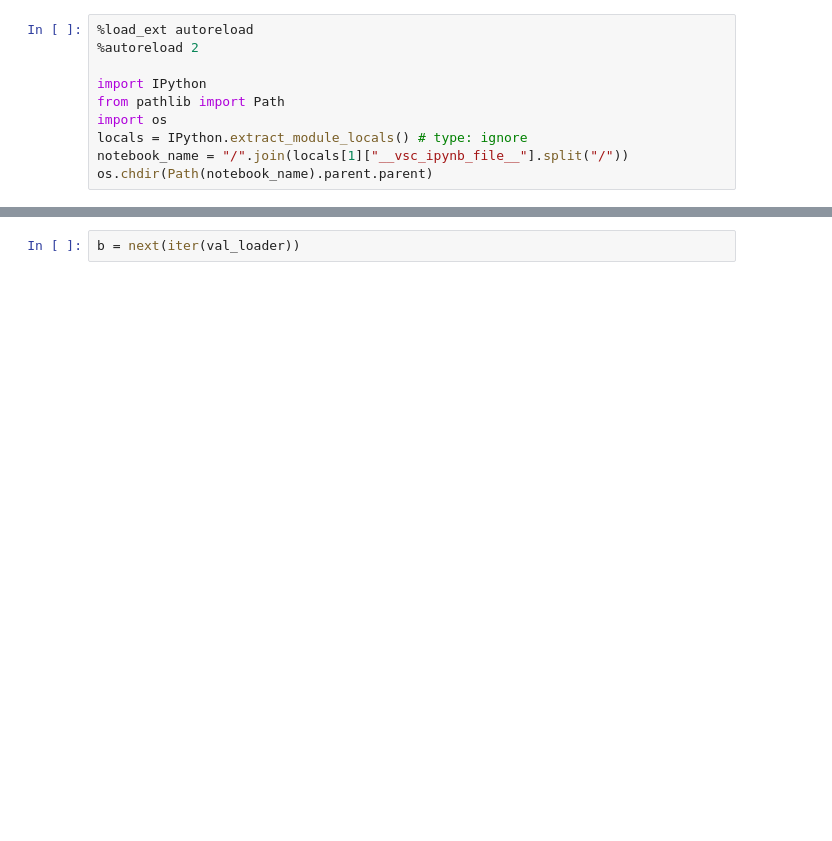
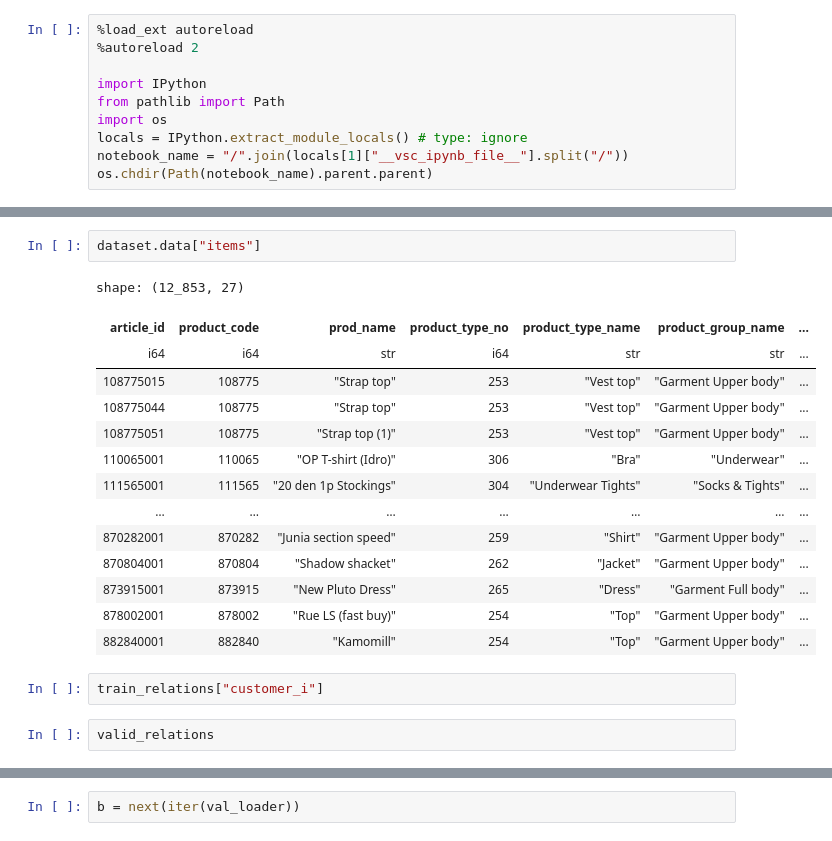
Before and after one commit to milymilek/retail-recommender-system, a Jupyter notebook: notebooks/t.ipynb, the cells around one changed output, grey strips where cells are left out. Saved outputs shown, nothing was run; the diff lists cells and outputs as text; blank space fills up the shorter version.

```diff
--- a/notebooks/t.ipynb
+++ b/notebooks/t.ipynb
@@ -24,0 +99,21 @@ dataset.load()
+# %%
+dataset.data["items"]
+# %% [output]
+shape: (12_853, 27)
+| article_id | product_code | prod_name | product_type_no | product_type_name | product_group_name | ... |
+| i64 | i64 | str | i64 | str | str | ... |
+| 108775015 | 108775 | "Strap top" | 253 | "Vest top" | "Garment Upper body" | ... |
+| 108775044 | 108775 | "Strap top" | 253 | "Vest top" | "Garment Upper body" | ... |
+| 108775051 | 108775 | "Strap top (1)" | 253 | "Vest top" | "Garment Upper body" | ... |
+| 110065001 | 110065 | "OP T-shirt (Idro)" | 306 | "Bra" | "Underwear" | ... |
+| 111565001 | 111565 | "20 den 1p Stockings" | 304 | "Underwear Tights" | "Socks & Tights" | ... |
+| … | … | … | … | … | … | ... |
+| 870282001 | 870282 | "Junia section speed" | 259 | "Shirt" | "Garment Upper body" | ... |
+| 870804001 | 870804 | "Shadow shacket" | 262 | "Jacket" | "Garment Upper body" | ... |
+| 873915001 | 873915 | "New Pluto Dress" | 265 | "Dress" | "Garment Full body" | ... |
+| 878002001 | 878002 | "Rue LS (fast buy)" | 254 | "Top" | "Garment Upper body" | ... |
+| 882840001 | 882840 | "Kamomill" | 254 | "Top" | "Garment Upper body" | ... |
+# %%
+train_relations["customer_i"]
+# %%
+valid_relations
```
Also changed, not shown: parts of 24 cells of this notebook, 15 other files.
